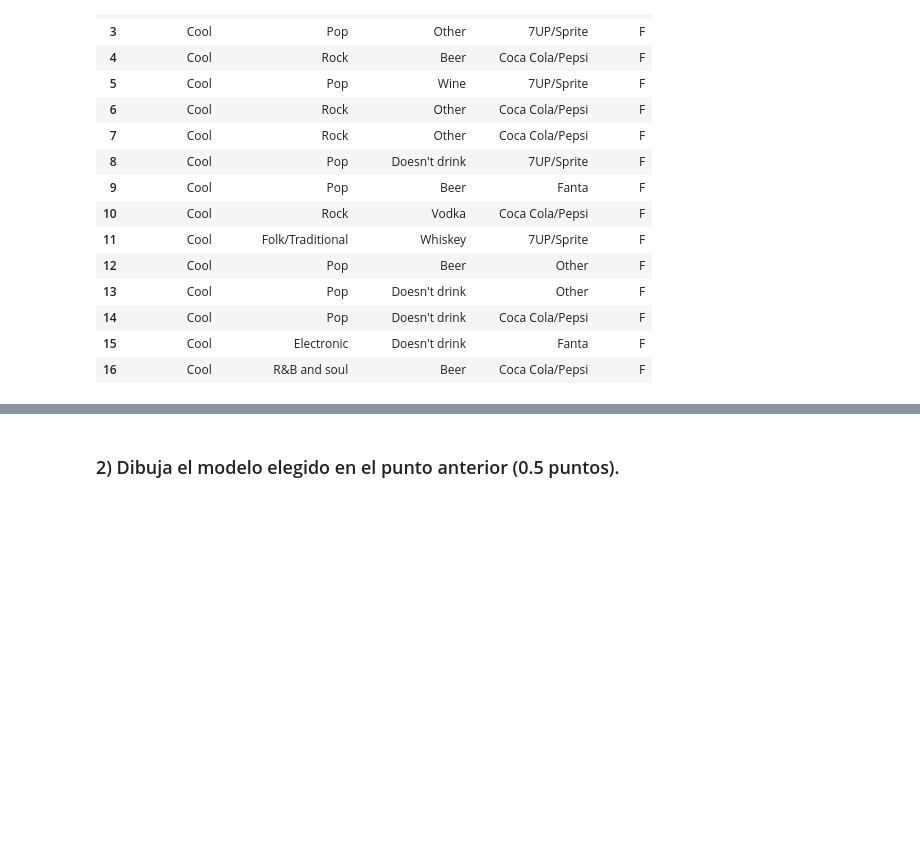
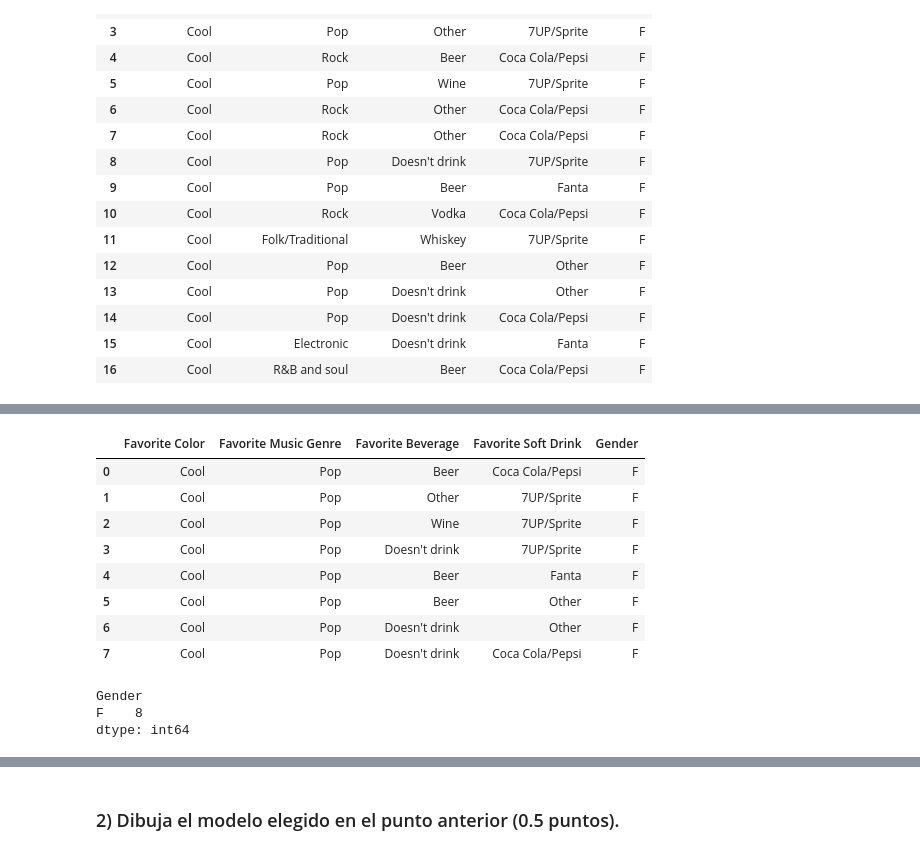
Before and after one commit to Jotivirix/Datamining_UFV, a Jupyter notebook: Lab3/entregable2/LAB03_GRUPO01_ENTR02.ipynb, the cells around one changed output, grey strips where cells are left out. Cells and saved outputs as stored; diff of their text form; code cells hidden in the pictures; blank space fills up the shorter version.

```diff
--- a/Lab3/entregable2/LAB03_GRUPO01_ENTR02.ipynb
+++ b/Lab3/entregable2/LAB03_GRUPO01_ENTR02.ipynb
@@ -258,0 +339,22 @@ for x in dataset['Favorite Music Genre'].value_counts():
+# %%
+dataset = dataset[(dataset['Favorite Color'] == 'Cool') & (dataset['Favorite Music Genre'] == 'Pop')]
+dataset = dataset.reset_index(drop=True)
+dataset
+# %% [output]
+|  | Favorite Color | Favorite Music Genre | Favorite Beverage | Favorite Soft Drink | Gender |
+| 0 | Cool | Pop | Beer | Coca Cola/Pepsi | F |
+| 1 | Cool | Pop | Other | 7UP/Sprite | F |
+| 2 | Cool | Pop | Wine | 7UP/Sprite | F |
+| 3 | Cool | Pop | Doesn't drink | 7UP/Sprite | F |
+| 4 | Cool | Pop | Beer | Fanta | F |
+| 5 | Cool | Pop | Beer | Other | F |
+| 6 | Cool | Pop | Doesn't drink | Other | F |
+| 7 | Cool | Pop | Doesn't drink | Coca Cola/Pepsi | F |
+# %%
+#Actualizamos la clase
+clase = dataset.groupby("Gender").size()
+clase
+# %% [output]
+Gender
+F    8
+dtype: int64
```
Also changed, not shown: parts of 43 cells of this notebook, 2 other files.
